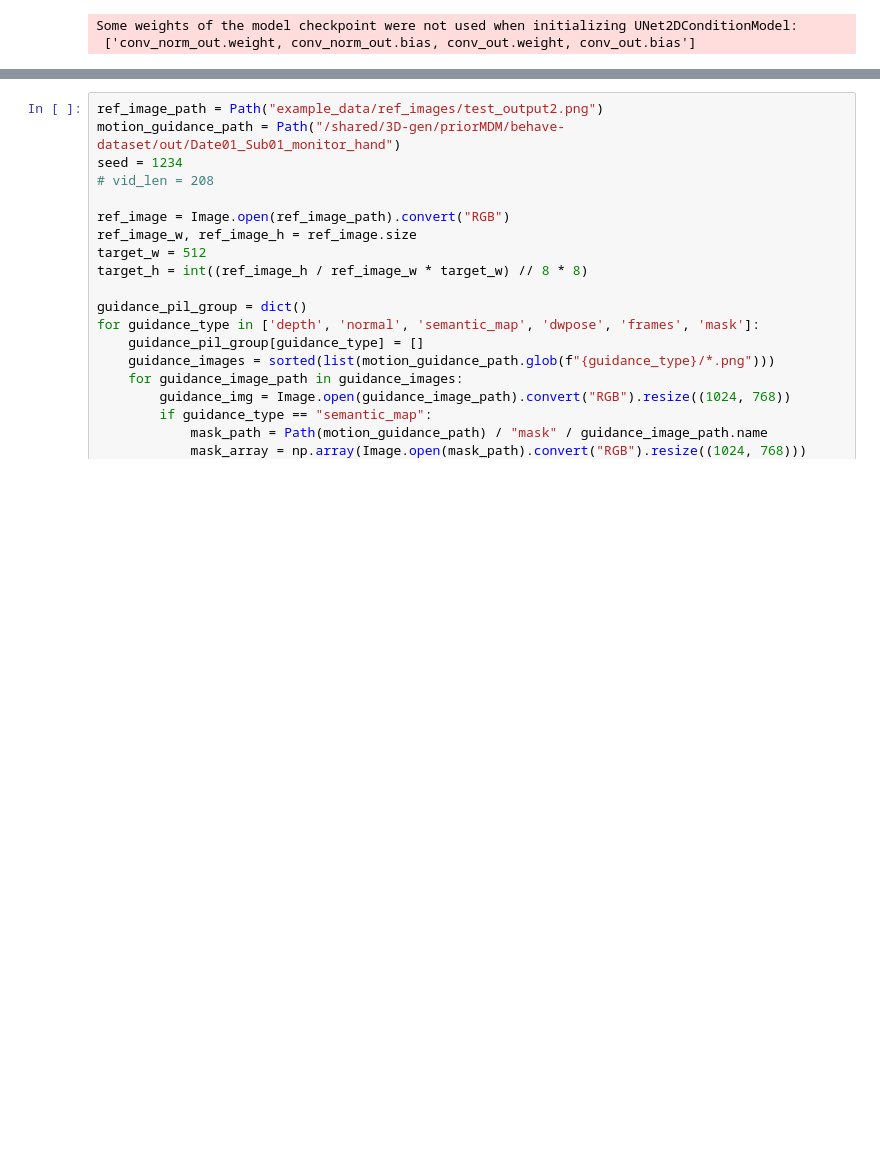
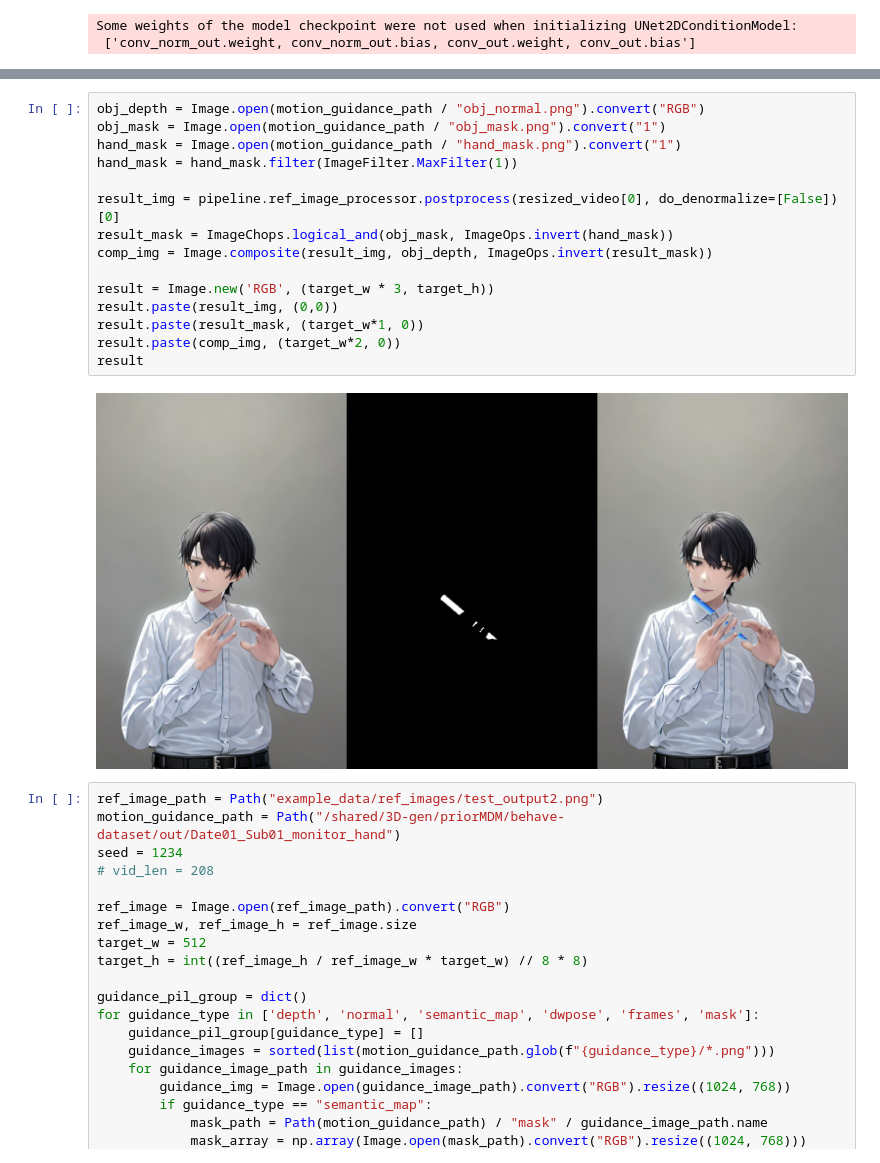
Before and after one commit to yj7082126/champ, a Jupyter notebook: test.ipynb, the cells around one changed output, grey strips where cells are left out. Drawn from its saved outputs; the diff is of its cells as text; blank space fills up the shorter version.

```diff
--- a/test.ipynb
+++ b/test.ipynb
@@ -104,3 +142,20 @@ print(target_w, target_h)
+# %%
+obj_depth = Image.open(motion_guidance_path / "obj_normal.png").convert("RGB")
+obj_mask = Image.open(motion_guidance_path / "obj_mask.png").convert("1")
+hand_mask = Image.open(motion_guidance_path / "hand_mask.png").convert("1")
+hand_mask = hand_mask.filter(ImageFilter.MaxFilter(1))
+
+result_img = pipeline.ref_image_processor.postprocess(resized_video[0], do_denormalize=[False])[0]
+result_mask = ImageChops.logical_and(obj_mask, ImageOps.invert(hand_mask))
+comp_img = Image.composite(result_img, obj_depth, ImageOps.invert(result_mask))
+
+result = Image.new('RGB', (target_w * 3, target_h))
+result.paste(result_img, (0,0))
+result.paste(result_mask, (target_w*1, 0))
+result.paste(comp_img, (target_w*2, 0))
+result
+# %% [output]
+[figure, added]
 # %%
 ref_image_path = Path("example_data/ref_images/test_output2.png")
 motion_guidance_path = Path("/shared/3D-gen/priorMDM/behave-dataset/out/Date01_Sub01_monitor_hand")
```
Also changed, not shown: parts of 6 cells of this notebook, 1 other file.
